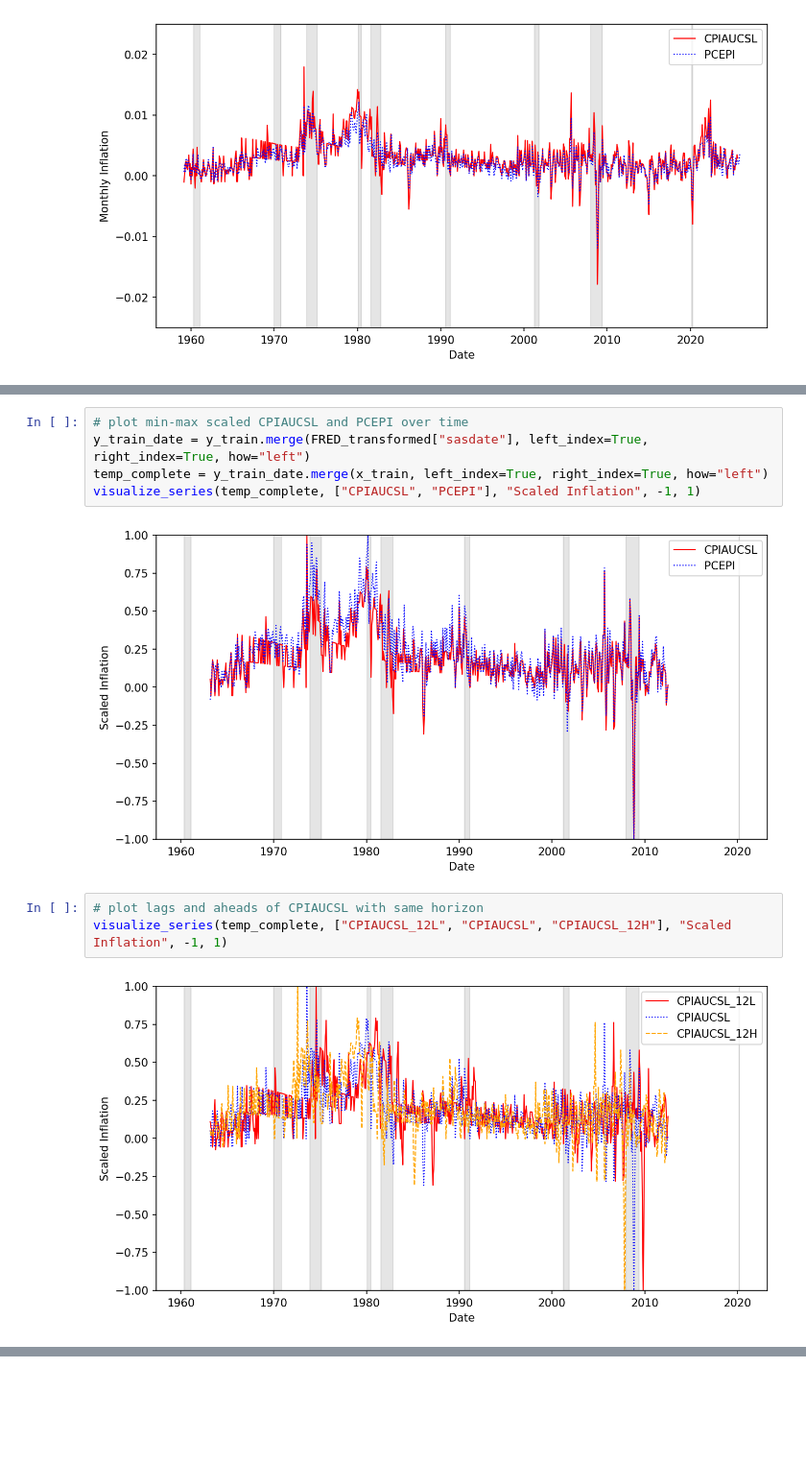
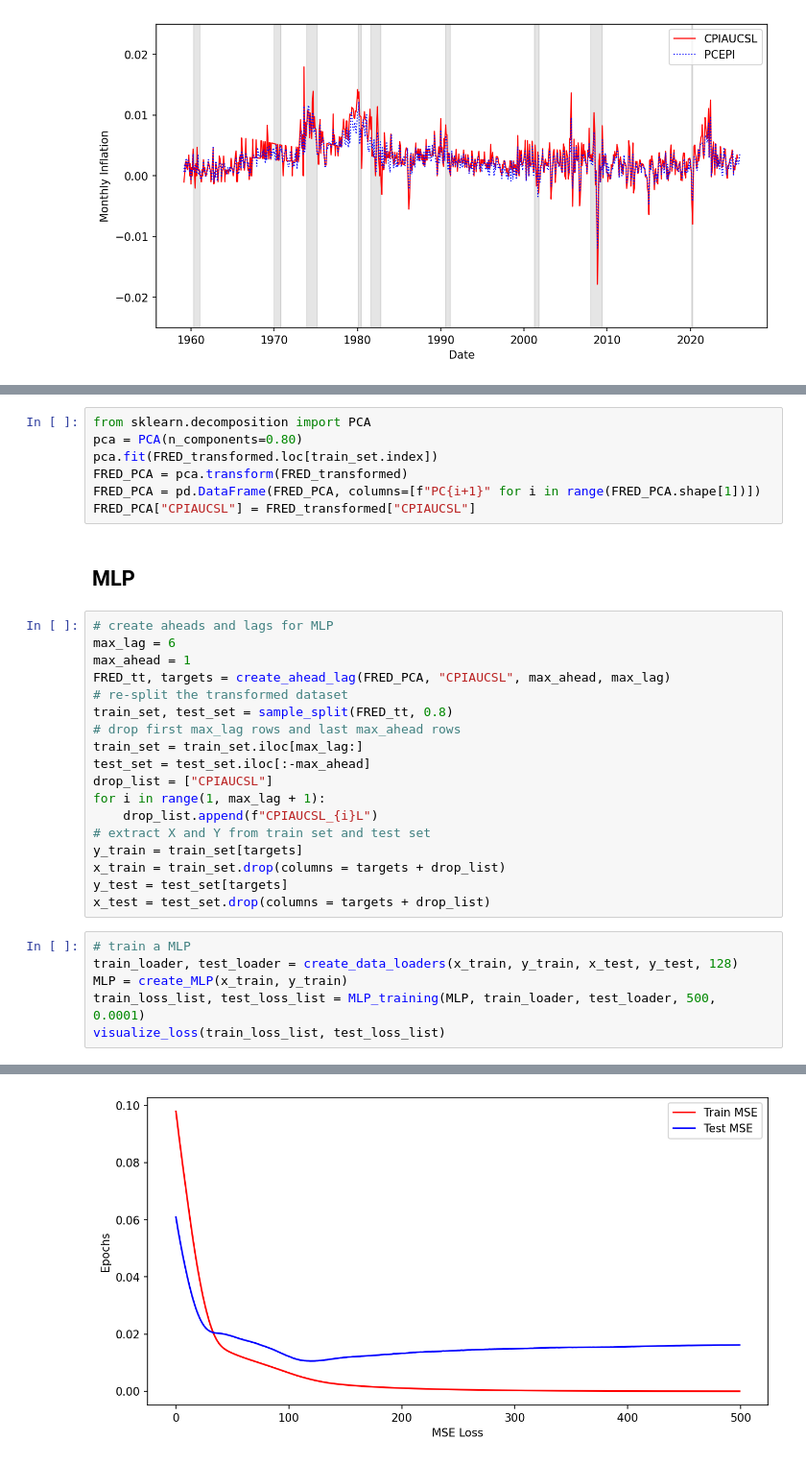
Before and after one commit to martinyuhaohuo/d200_project, a Jupyter notebook: scripts/EDA.ipynb, the cells around one changed output, grey strips where cells are left out. Shown at 96% size. Cells and saved outputs as stored; diff of their text form; blank space fills up the shorter version.

```diff
--- a/scripts/EDA.ipynb
+++ b/scripts/EDA.ipynb
@@ -95,12 +87,34 @@ x_test = test_set.drop(columns = targets)
-# %%
-# plot min-max scaled CPIAUCSL and PCEPI over time
-y_train_date = y_train.merge(FRED_transformed["sasdate"], left_index=True, right_index=True, how="left")
-temp_complete = y_train_date.merge(x_train, left_index=True, right_index=True, how="left")
-visualize_series(temp_complete, ["CPIAUCSL", "PCEPI"], "Scaled Inflation", -1, 1)
-# %% [output]
-[figure, removed]
-# %%
-# plot lags and aheads of CPIAUCSL with same horizon
-visualize_series(temp_complete, ["CPIAUCSL_12L", "CPIAUCSL", "CPIAUCSL_12H"], "Scaled Inflation", -1, 1)
-# %% [output]
-[figure, removed]
+# %%
+from sklearn.decomposition import PCA
+pca = PCA(n_components=0.80)
+pca.fit(FRED_transformed.loc[train_set.index])
+FRED_PCA = pca.transform(FRED_transformed)
+FRED_PCA = pd.DataFrame(FRED_PCA, columns=[f"PC{i+1}" for i in range(FRED_PCA.shape[1])])
+FRED_PCA["CPIAUCSL"] = FRED_transformed["CPIAUCSL"]
+# %% [markdown]
+## MLP
+# %%
+# create aheads and lags for MLP
+max_lag = 6
+max_ahead = 1
+FRED_tt, targets = create_ahead_lag(FRED_PCA, "CPIAUCSL", max_ahead, max_lag)
+# re-split the transformed dataset
+train_set, test_set = sample_split(FRED_tt, 0.8)
+# drop first max_lag rows and last max_ahead rows
+train_set = train_set.iloc[max_lag:]
+test_set = test_set.iloc[:-max_ahead]
+drop_list = ["CPIAUCSL"]
+for i in range(1, max_lag + 1):
+    drop_list.append(f"CPIAUCSL_{i}L")
+# extract X and Y from train set and test set
+y_train = train_set[targets]
+x_train = train_set.drop(columns = targets + drop_list)
+y_test = test_set[targets]
+x_test = test_set.drop(columns = targets + drop_list)
+# %%
+# train a MLP
+train_loader, test_loader = create_data_loaders(x_train, y_train, x_test, y_test, 128)
+MLP = create_MLP(x_train, y_train)
+train_loss_list, test_loss_list = MLP_training(MLP, train_loader, test_loader, 500, 0.0001)
+visualize_loss(train_loss_list, test_loss_list)
+# %% [output]
@@ -106,0 +138 @@ visualize_series(temp_complete, ["CPIAUCSL_12L", "CPIAUCSL", "CPIAUCSL_12H"], "S
+[figure, added]
```
Also changed, not shown: parts of 16 cells of this notebook, 5 other files.
